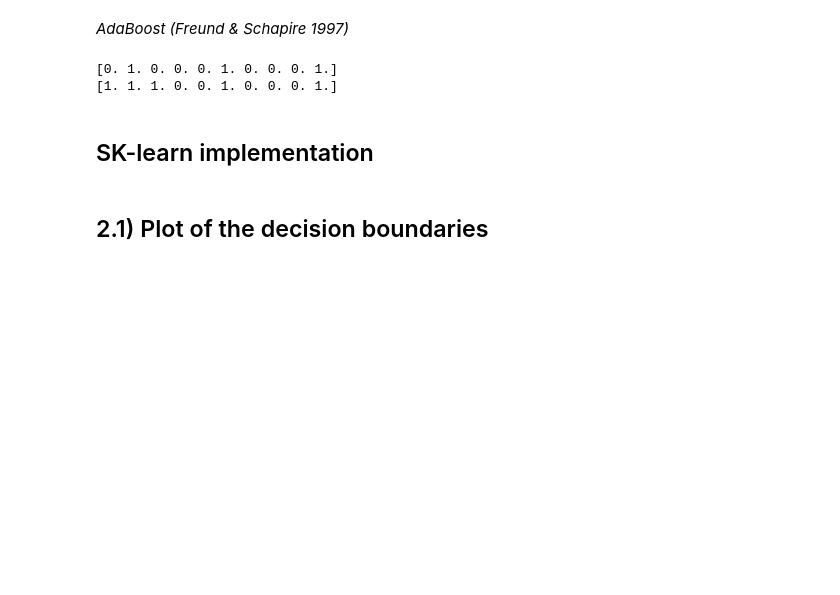
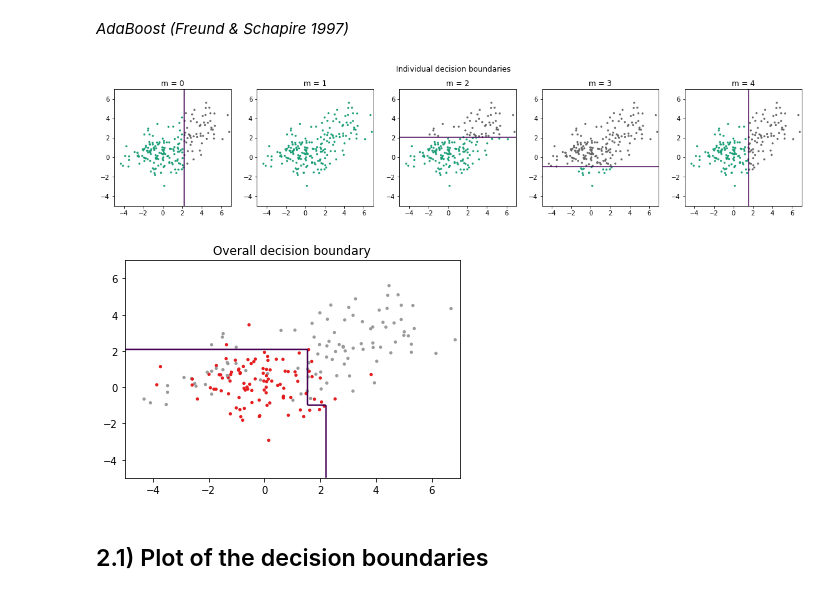
Before and after one commit to kongsgard/machine-learning, a Jupyter notebook: hw4/hw4.ipynb, the cells around one changed output. Saved outputs shown, nothing was run; the diff lists cells and outputs as text; code cells hidden in the pictures; blank space fills up the shorter version.

Commit message:
Add decision boundaries for Adaboost algorithm

```diff
--- a/hw4/hw4.ipynb
+++ b/hw4/hw4.ipynb
@@ -131,7 +131,7 @@ For kernelized regression we got a misclassification error probability of about
 *AdaBoost (Freund & Schapire 1997)*
 # %%
 # TODO: Remove this cell
-N = 10 # Number of samples
+N = 200 # Number of samples
 
 # Class 0, N/2 samples
 x0 = generate_class_0(math.floor(N/2))
@@ -156,7 +156,12 @@ w = np.ones(N) / N
 prediction = np.zeros(N)
 alpha = np.zeros(M)
 
-C = np.zeros((N,2))
+C = np.zeros((N, 2))
+Z_tot = np.zeros((N*N, 2))
+
+fig, axes = plt.subplots(1, M, figsize=(16,4))
+fig.tight_layout()
+fig.suptitle("Individual decision boundaries")
 
 # 2.
 for m in range(M):
@@ -164,36 +169,75 @@ for m in range(M):
     T = DecisionTreeClassifier(max_depth=1, random_state=1)
     T.fit(x_train, y, sample_weight=w)
     prediction_m = T.predict(x_train)
-    #T.predict(x_grid)
 
     # b)
     I = [int(x) for x in (prediction_m != y)]
     err_m = (np.dot(w, I)) / np.sum(w)
 
     I_new = [x if x==1 else -1 for x in I] # Update weights with +1/-1
 
     # c)
     alpha_m = np.log( (1 - err_m) / float(err_m) )
     alpha[m] = alpha_m
 
     # d)
     w = np.multiply(w, np.exp([alpha_m * float(x) for x in I]))
 
     # e)
     w = w / np.sum(w)
 
     # 3. Output
     # Compute one-hot encoding
     prediction_m_onehot = np.zeros((N, 2))
     for i in range(N):
         prediction_m_onehot[i, int(prediction_m[i])] = 1
 
+    C_m = alpha[m] * prediction_m_onehot
+    C_m = np.argmax(C_m, axis=1).astype(np.float32)
+
     C += alpha[m] * prediction_m_onehot
+
+    # Plot individual decision boundary
+    X = np.linspace(-5, 7, N)
+    Y = np.linspace(-5, 7, N)
+    X, Y = np.meshgrid(X, Y)
+    XY = np.vstack([ X.reshape(-1), Y.reshape(-1) ]).T
+    prediction_grid = T.predict(XY)
+
+    prediction_grid_onehot = np.zeros((N*N, 2))
+    for i in range(N*N):
+        prediction_grid_onehot[i, int(prediction_grid[i])] = 1
+
+    Z = alpha[m] * prediction_grid_onehot
+
+    Z_tot += Z
+
+    Z = np.argmax(Z, axis=1).astype(np.float32)
+    Z = Z.reshape((N, N))
+
+    if not np.all(Z):
+        Z[Z == 0] = -1
+        axes[m].contour(X, Y, Z, 0)
+    axes[m].scatter(x_train[:, 0], x_train[:, 1], c=C_m, cmap='Dark2', s=5)
+    axes[m].set_title("m = %s"%m)
+    axes[m].set_aspect('equal')
+    axes[m].axis([-5, 7, -5, 7])
 
 C = np.argmax(C, axis=1).astype(np.float32)
 
-print(C)
-print(y)
+# Plot overall decision boundary
+Z_tot = np.argmax(Z_tot, axis=1).astype(np.float32)
+Z_tot = Z_tot.reshape((N, N))
+Z_tot[Z_tot == 0] = -1
+
+plt.figure()
+plt.scatter(x_train[:, 0], x_train[:, 1], c=y, cmap='Set1', s=5)
+plt.contour(X, Y, Z_tot, 0)
+plt.title("Overall decision boundary")
+plt.show()
+
+#print(C)
+#print(y)
 # %% [output]
-[0. 1. 0. 0. 0. 1. 0. 0. 0. 1.]
-[1. 1. 1. 0. 0. 1. 0. 0. 0. 1.]
+[figure, added]
+[figure, added]
@@ -234,2 +243,0 @@ print(pred_train)
-# %% [markdown]
-## SK-learn implementation
```
Also changed, not shown: parts of 12 cells of this notebook, 1 other file.
